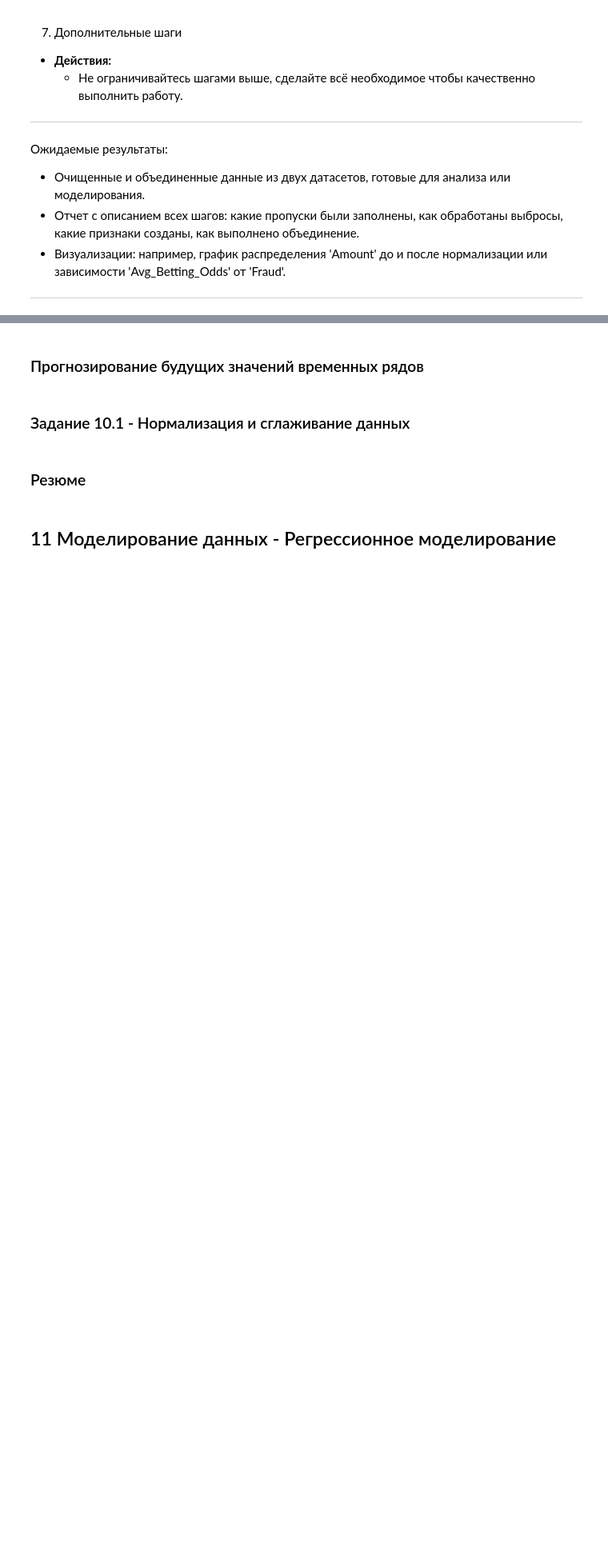
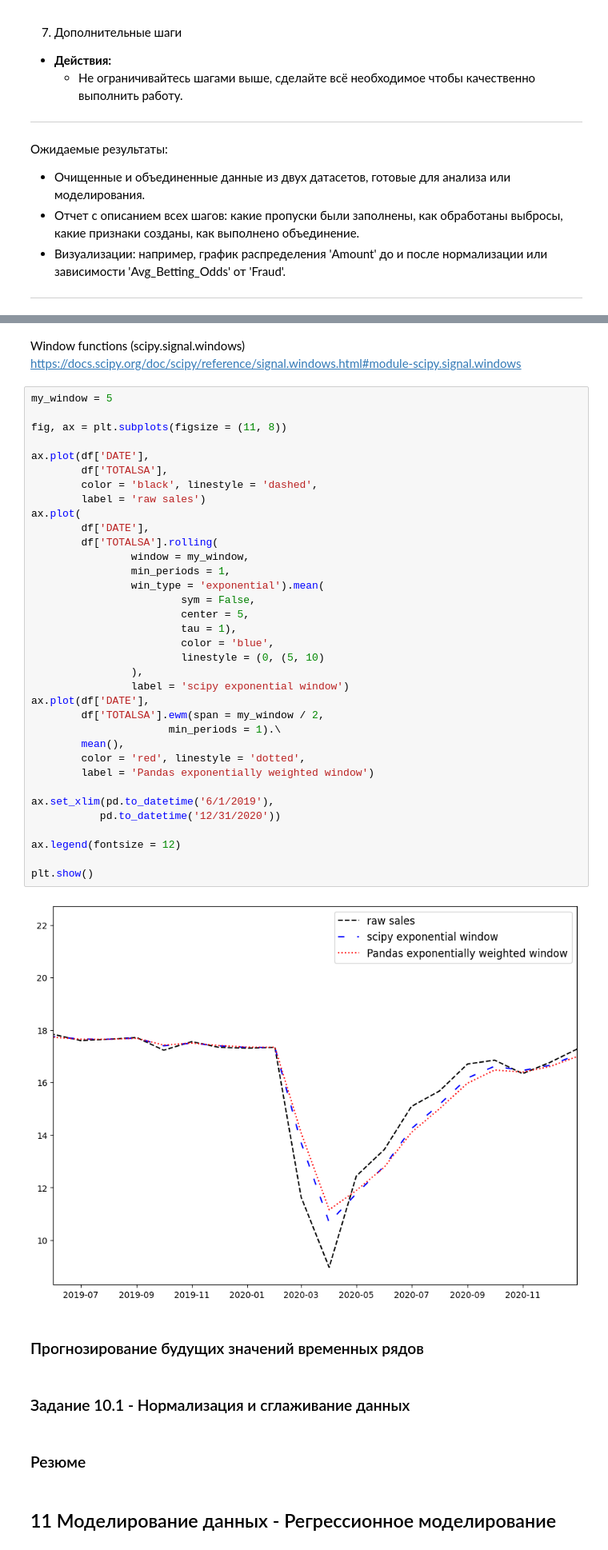
Before and after one commit to rgenius-ru/pandas_lessons, a Jupyter notebook: lessons/Pandas_for_Data_Engineering/part3.ipynb, the cells around one changed output, grey strips where cells are left out. Shown at 80% size. Saved outputs shown, nothing was run; the diff lists cells and outputs as text; blank space fills up the shorter version.

```diff
--- a/lessons/Pandas_for_Data_Engineering/part3.ipynb
+++ b/lessons/Pandas_for_Data_Engineering/part3.ipynb
@@ -1998,3 +2042,43 @@ df.describe()
+# %% [markdown]
+Window functions (scipy.signal.windows)
+https://docs.scipy.org/doc/scipy/reference/signal.windows.html#module-scipy.signal.windows
+# %%
+my_window = 5
+
+fig, ax = plt.subplots(figsize = (11, 8))
+
+ax.plot(df['DATE'],
+        df['TOTALSA'],
+        color = 'black', linestyle = 'dashed',
+        label = 'raw sales')
+ax.plot(
+        df['DATE'],
+        df['TOTALSA'].rolling(
+                window = my_window,
+                min_periods = 1,
+                win_type = 'exponential').mean(
+                        sym = False,
+                        center = 5,
+                        tau = 1),
+                        color = 'blue',
+                        linestyle = (0, (5, 10)
+                ),
+                label = 'scipy exponential window')
+ax.plot(df['DATE'],
+        df['TOTALSA'].ewm(span = my_window / 2,
+                      min_periods = 1).\
+        mean(),
+        color = 'red', linestyle = 'dotted',
+        label = 'Pandas exponentially weighted window')
+
+ax.set_xlim(pd.to_datetime('6/1/2019'),
+           pd.to_datetime('12/31/2020'))
+
+ax.legend(fontsize = 12)
+
+plt.show()
+# %% [output]
+[figure, added]
 # %% [markdown]
 ### Прогнозирование будущих значений временных рядов
 # %% [markdown]
```
Also changed, not shown: parts of 8 cells of this notebook.
